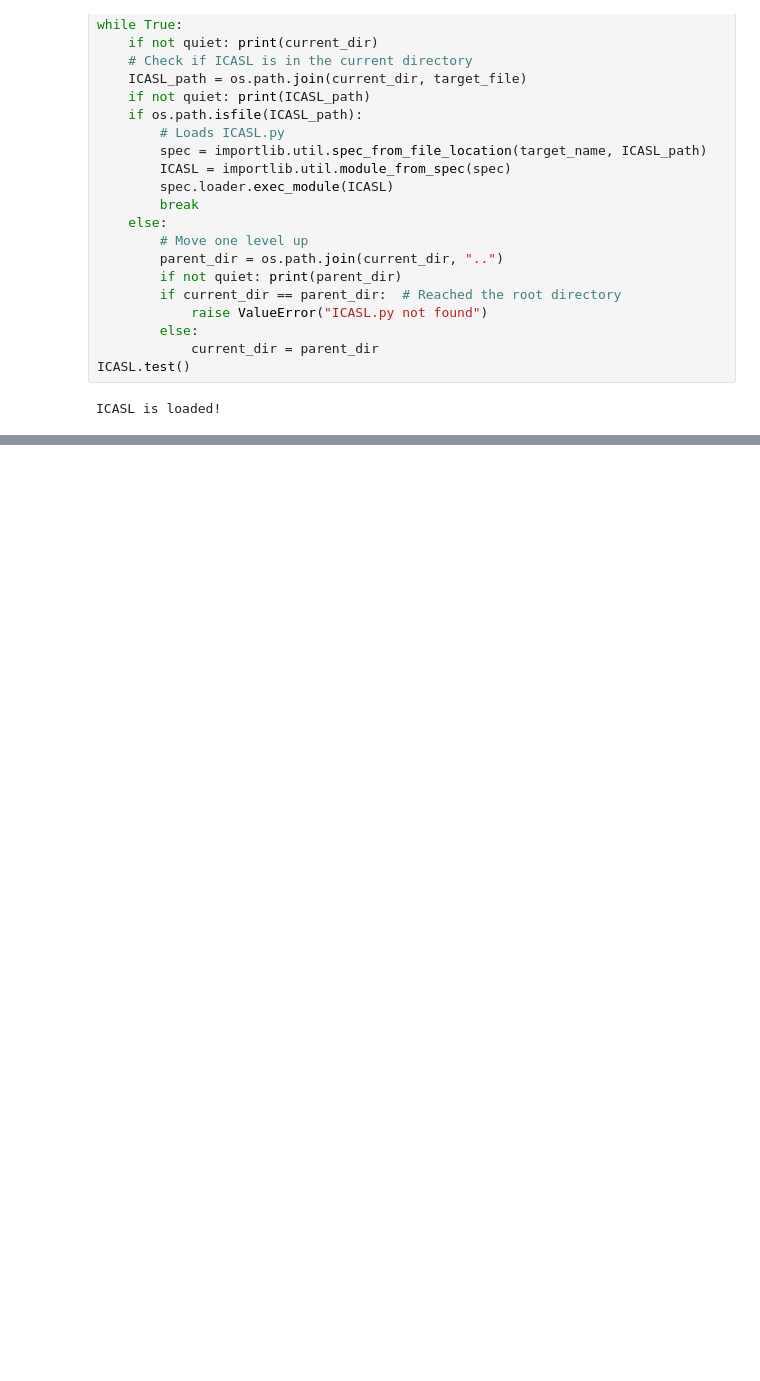
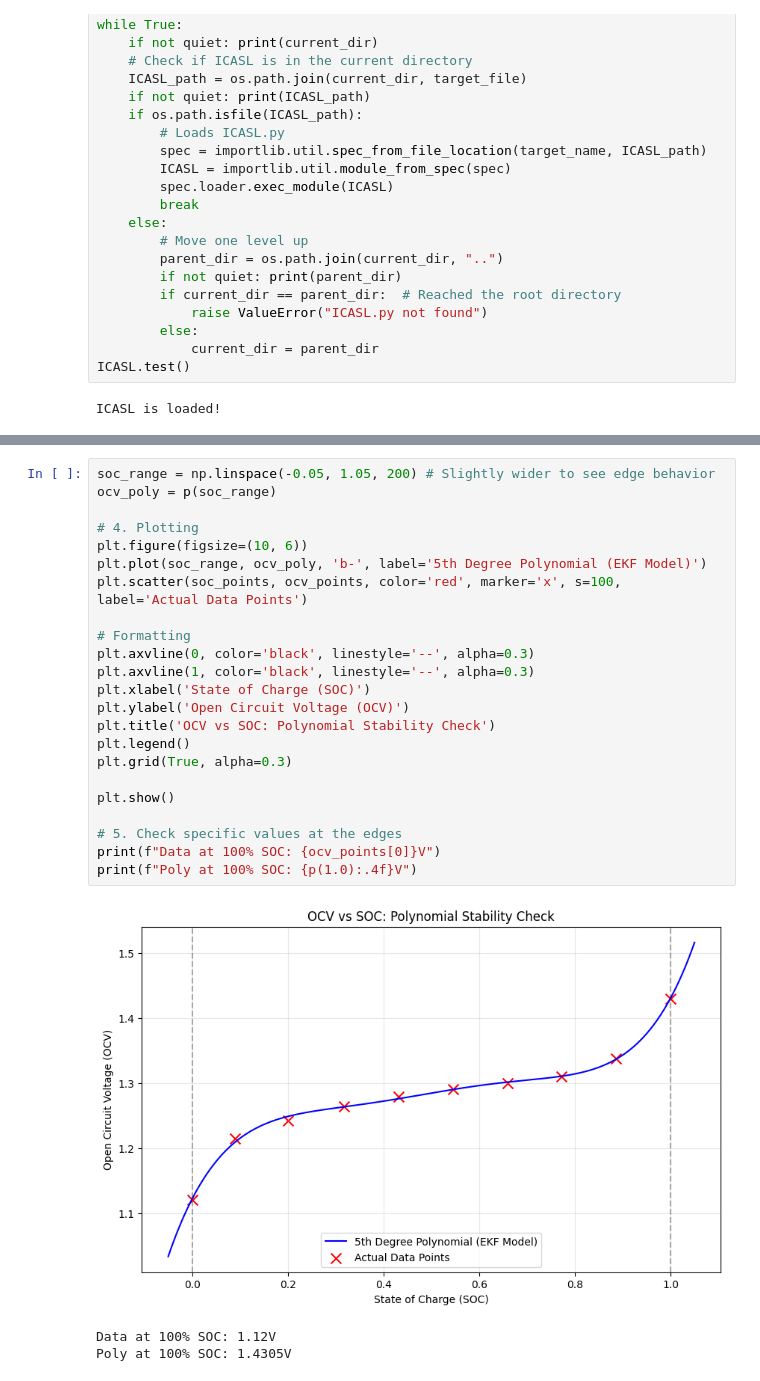
Before and after one commit to Triangleman1/ICASL_test_code, a Jupyter notebook: 585_SOC_Estimation/585_SOC_Algorithm.ipynb, the cells around one changed output, grey strips where cells are left out. Cells and saved outputs as stored; diff of their text form; blank space fills up the shorter version.

```diff
--- a/585_SOC_Estimation/585_SOC_Algorithm.ipynb
+++ b/585_SOC_Estimation/585_SOC_Algorithm.ipynb
@@ -147,6 +138,33 @@ class BatteryEKF:
         self.P = (np.eye(3) - K @ H) @ self.P
 
         return self.x[0, 0] # Return estimated SOC
+# %%
+soc_range = np.linspace(-0.05, 1.05, 200) # Slightly wider to see edge behavior
+ocv_poly = p(soc_range)
+
+# 4. Plotting
+plt.figure(figsize=(10, 6))
+plt.plot(soc_range, ocv_poly, 'b-', label='5th Degree Polynomial (EKF Model)')
+plt.scatter(soc_points, ocv_points, color='red', marker='x', s=100, label='Actual Data Points')
+
+# Formatting
+plt.axvline(0, color='black', linestyle='--', alpha=0.3)
+plt.axvline(1, color='black', linestyle='--', alpha=0.3)
+plt.xlabel('State of Charge (SOC)')
+plt.ylabel('Open Circuit Voltage (OCV)')
+plt.title('OCV vs SOC: Polynomial Stability Check')
+plt.legend()
+plt.grid(True, alpha=0.3)
+
+plt.show()
+
+# 5. Check specific values at the edges
+print(f"Data at 100% SOC: {ocv_points[0]}V")
+print(f"Poly at 100% SOC: {p(1.0):.4f}V")
+# %% [output]
+[figure, added]
+Data at 100% SOC: 1.12V
+Poly at 100% SOC: 1.4305V
 # %%
 df = pd.read_csv("Test_1/complete.csv")
 
```
Also changed, not shown: parts of 3 cells of this notebook, 6 other files.
